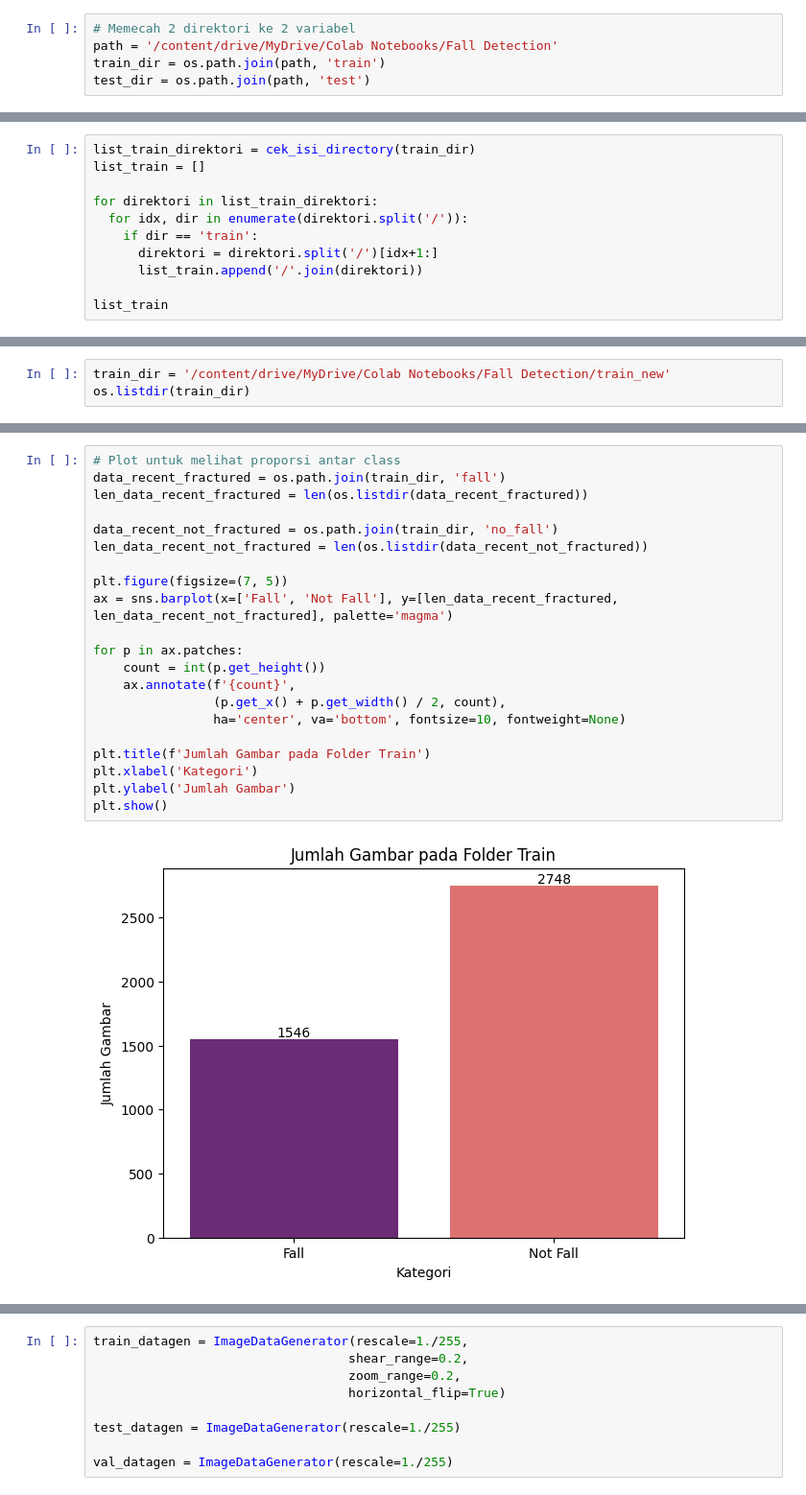
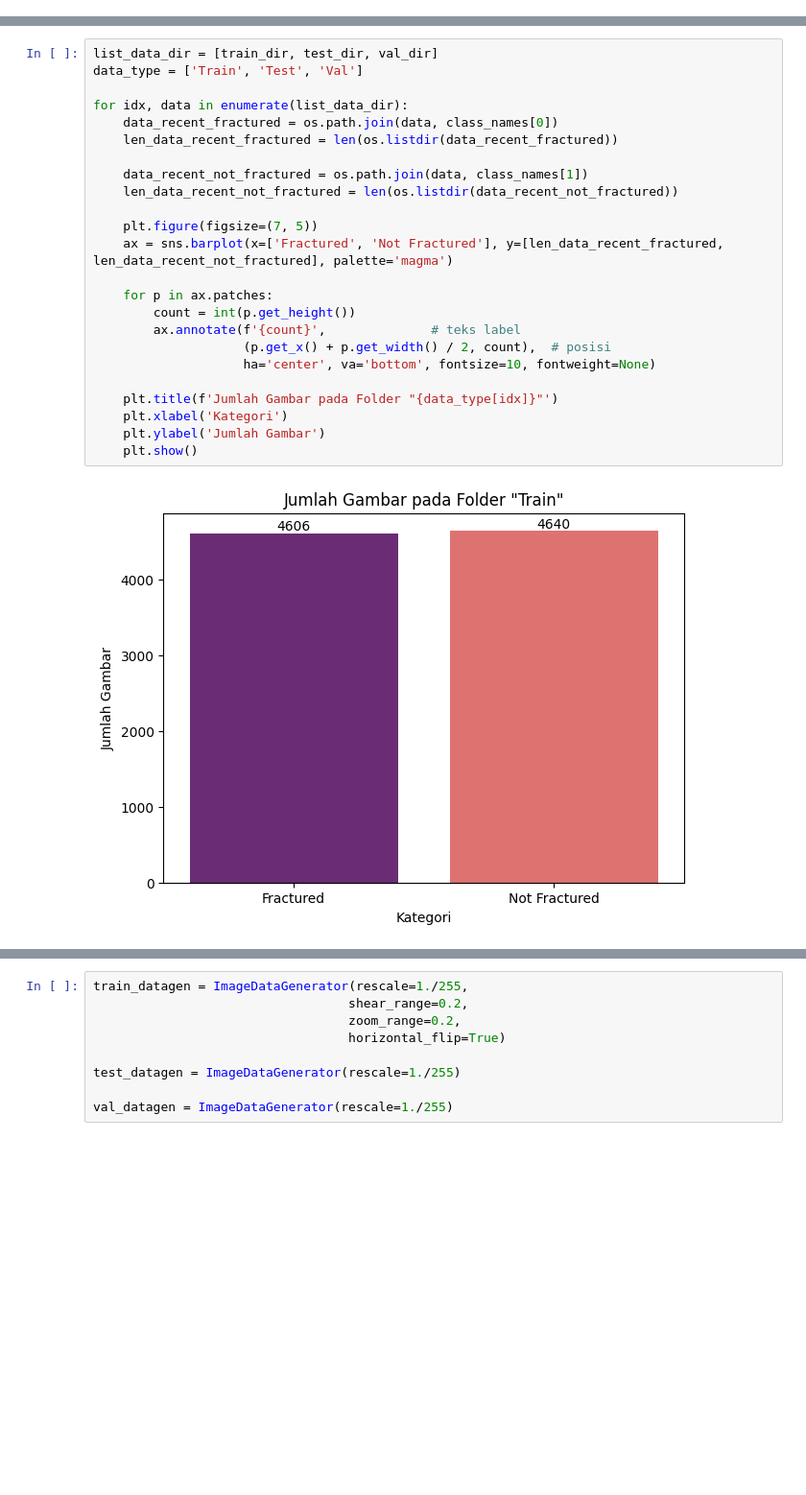
Before and after one commit to iniparhan/Bone_Fracture_Detection, a Jupyter notebook: notebook.ipynb, the cells around one changed output, grey strips where cells are left out. Shown at 96% size. Cells and saved outputs as stored; diff of their text form; blank space fills up the shorter version.

```diff
--- a/notebook.ipynb
+++ b/notebook.ipynb
@@ -159,5 +126,0 @@ os.listdir('/content/drive/MyDrive/Colab Notebooks/Fall Detection')
-# %%
-# Memecah 2 direktori ke 2 variabel
-path = '/content/drive/MyDrive/Colab Notebooks/Fall Detection'
-train_dir = os.path.join(path, 'train')
-test_dir = os.path.join(path, 'test')
@@ -203,11 +126,0 @@ wah, ternyata masih ada folder di dalam folder
-# %%
-list_train_direktori = cek_isi_directory(train_dir)
-list_train = []
-
-for direktori in list_train_direktori:
-  for idx, dir in enumerate(direktori.split('/')):
-    if dir == 'train':
-      direktori = direktori.split('/')[idx+1:]
-      list_train.append('/'.join(direktori))
-
-list_train
@@ -270,3 +126,0 @@ print("<---- Selesai ---->")
-# %%
-train_dir = '/content/drive/MyDrive/Colab Notebooks/Fall Detection/train_new'
-os.listdir(train_dir)
@@ -300,23 +131,26 @@ WIDTH = int(HEIGHT * (1280 / 720))
 # %%
-# Plot untuk melihat proporsi antar class
-data_recent_fractured = os.path.join(train_dir, 'fall')
-len_data_recent_fractured = len(os.listdir(data_recent_fractured))
+list_data_dir = [train_dir, test_dir, val_dir]
+data_type = ['Train', 'Test', 'Val']
 
-data_recent_not_fractured = os.path.join(train_dir, 'no_fall')
-len_data_recent_not_fractured = len(os.listdir(data_recent_not_fractured))
+for idx, data in enumerate(list_data_dir):
+    data_recent_fractured = os.path.join(data, class_names[0])
+    len_data_recent_fractured = len(os.listdir(data_recent_fractured))
 
-plt.figure(figsize=(7, 5))
-ax = sns.barplot(x=['Fall', 'Not Fall'], y=[len_data_recent_fractured, len_data_recent_not_fractured], palette='magma')
+    data_recent_not_fractured = os.path.join(data, class_names[1])
+    len_data_recent_not_fractured = len(os.listdir(data_recent_not_fractured))
 
-for p in ax.patches:
-    count = int(p.get_height())
-    ax.annotate(f'{count}',
-                (p.get_x() + p.get_width() / 2, count),
-                ha='center', va='bottom', fontsize=10, fontweight=None)
+    plt.figure(figsize=(7, 5))
+    ax = sns.barplot(x=['Fractured', 'Not Fractured'], y=[len_data_recent_fractured, len_data_recent_not_fractured], palette='magma')
 
-plt.title(f'Jumlah Gambar pada Folder Train')
-plt.xlabel('Kategori')
-plt.ylabel('Jumlah Gambar')
-plt.show()
+    for p in ax.patches:
+        count = int(p.get_height())
+        ax.annotate(f'{count}',              # teks label
+                    (p.get_x() + p.get_width() / 2, count),  # posisi
+                    ha='center', va='bottom', fontsize=10, fontweight=None)
+
+    plt.title(f'Jumlah Gambar pada Folder "{data_type[idx]}"')
+    plt.xlabel('Kategori')
+    plt.ylabel('Jumlah Gambar')
+    plt.show()
 # %% [output]
-[figure, old version]
+[figure, new version]
```
Also changed, not shown: parts of 48 cells of this notebook.
